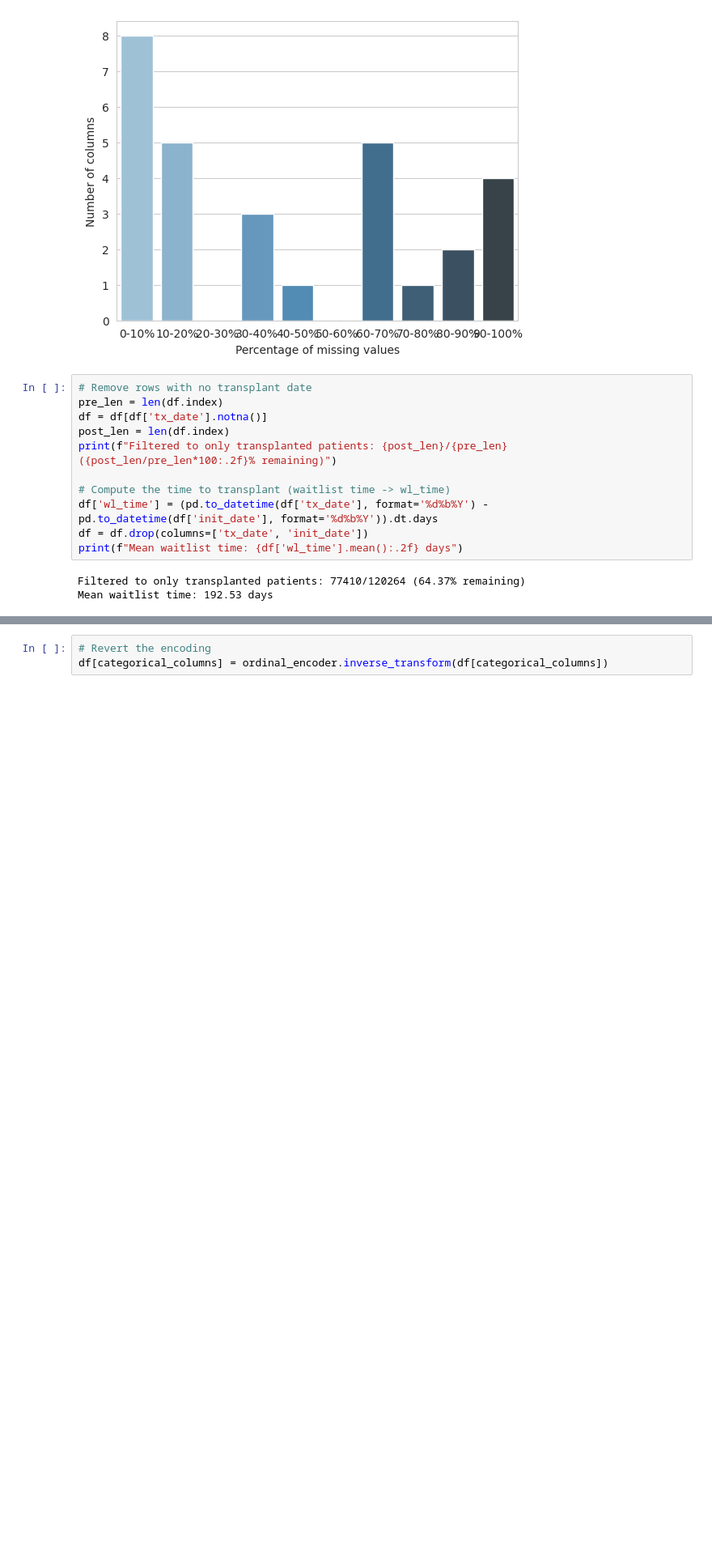
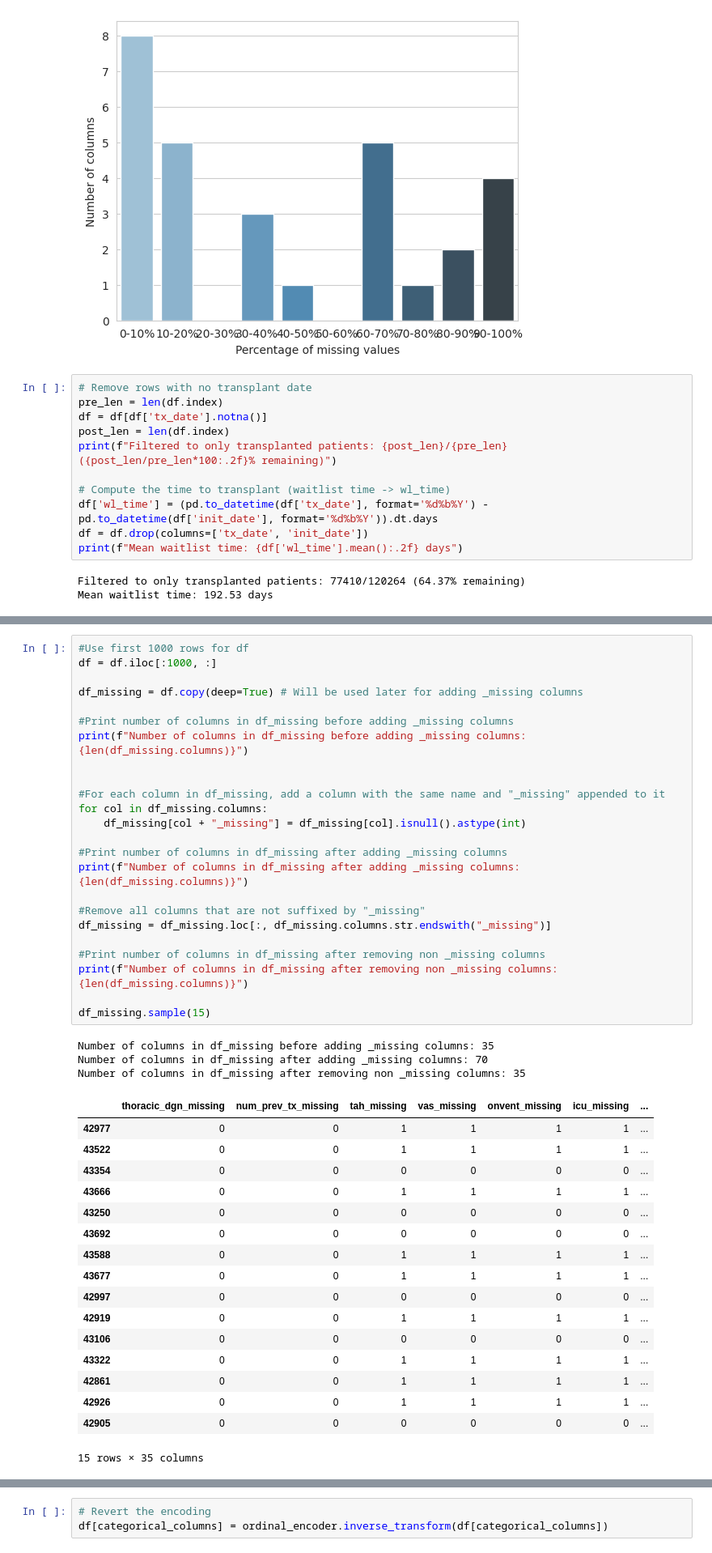
Before and after one commit to adicreson/time-to-heart-transplantation, a Jupyter notebook: week3/s1_imputer_v2.ipynb, the cells around one changed output, grey strips where cells are left out. Shown: that part at 81% size. Drawn from its saved outputs; the diff is of its cells as text; blank space fills up the shorter version.

```diff
--- a/week3/s1_imputer_v2.ipynb
+++ b/week3/s1_imputer_v2.ipynb
@@ -87,4 +84,49 @@ df[categorical_columns] = ordinal_encoder.fit_transform(df[categorical_columns])
 # %% [output]
 Number of categorical columns: 23
 Categorical columns: ['num_prev_tx', 'tah', 'vas', 'onvent', 'icu', 'inotropic', 'gender', 'abo', 'education', 'ecmo_tcr', 'iabp_tcr', 'inotropes_tcr', 'diab', 'dial_ty_tcr', 'cereb_vasc', 'malig_tcr' ...
+# %%
+#Use first 1000 rows for df
+df = df.iloc[:1000, :]
+
+df_missing = df.copy(deep=True) # Will be used later for adding _missing columns
+
+#Print number of columns in df_missing before adding _missing columns
+print(f"Number of columns in df_missing before adding _missing columns: {len(df_missing.columns)}")
+
+
+#For each column in df_missing, add a column with the same name and "_missing" appended to it
+for col in df_missing.columns:
+    df_missing[col + "_missing"] = df_missing[col].isnull().astype(int)
+
+#Print number of columns in df_missing after adding _missing columns
+print(f"Number of columns in df_missing after adding _missing columns: {len(df_missing.columns)}")
+
+#Remove all columns that are not suffixed by "_missing"
+df_missing = df_missing.loc[:, df_missing.columns.str.endswith("_missing")]
+
+#Print number of columns in df_missing after removing non _missing columns
+print(f"Number of columns in df_missing after removing non _missing columns: {len(df_missing.columns)}")
+
+df_missing.sample(15)
+# %% [output]
+Number of columns in df_missing before adding _missing columns: 35
+Number of columns in df_missing after adding _missing columns: 70
+Number of columns in df_missing after removing non _missing columns: 35
+|  | thoracic_dgn_missing | num_prev_tx_missing | tah_missing | vas_missing | onvent_missing | icu_missing | ... |
+| 42977 | 0 | 0 | 1 | 1 | 1 | 1 | ... |
+| 43522 | 0 | 0 | 1 | 1 | 1 | 1 | ... |
+| 43354 | 0 | 0 | 0 | 0 | 0 | 0 | ... |
+| 43666 | 0 | 0 | 1 | 1 | 1 | 1 | ... |
+| 43250 | 0 | 0 | 0 | 0 | 0 | 0 | ... |
+| 43692 | 0 | 0 | 0 | 0 | 0 | 0 | ... |
+| 43588 | 0 | 0 | 1 | 1 | 1 | 1 | ... |
+| 43677 | 0 | 0 | 1 | 1 | 1 | 1 | ... |
+| 42997 | 0 | 0 | 0 | 0 | 0 | 0 | ... |
+| 42919 | 0 | 0 | 1 | 1 | 1 | 1 | ... |
+| 43106 | 0 | 0 | 0 | 0 | 0 | 0 | ... |
+| 43322 | 0 | 0 | 1 | 1 | 1 | 1 | ... |
+| 42861 | 0 | 0 | 1 | 1 | 1 | 1 | ... |
+| 42926 | 0 | 0 | 1 | 1 | 1 | 1 | ... |
+| 42905 | 0 | 0 | 0 | 0 | 0 | 0 | ... |
+15 rows × 35 columns
 # %%
```
Also changed, not shown: parts of 8 cells of this notebook.
